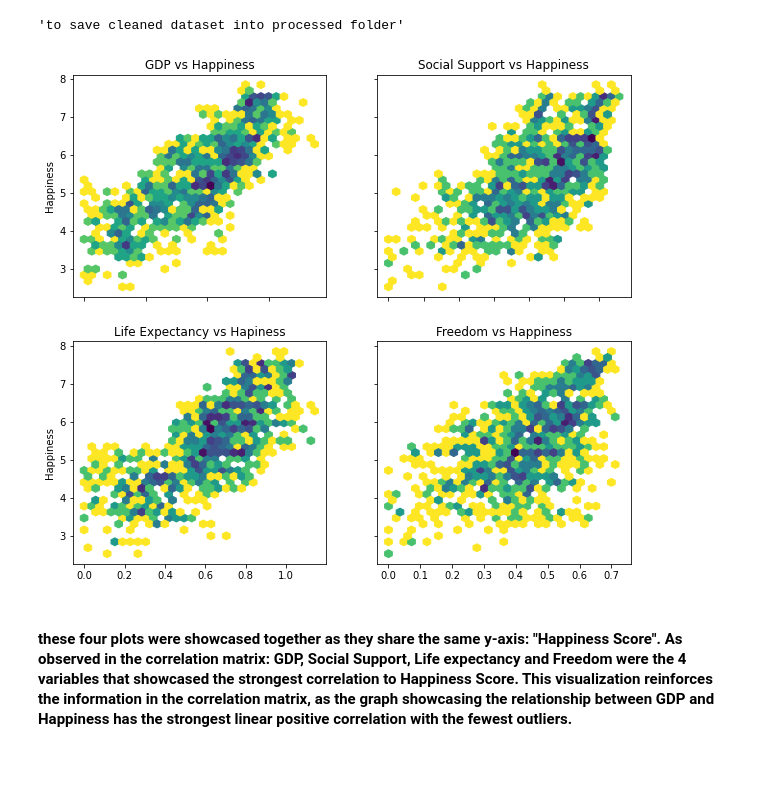
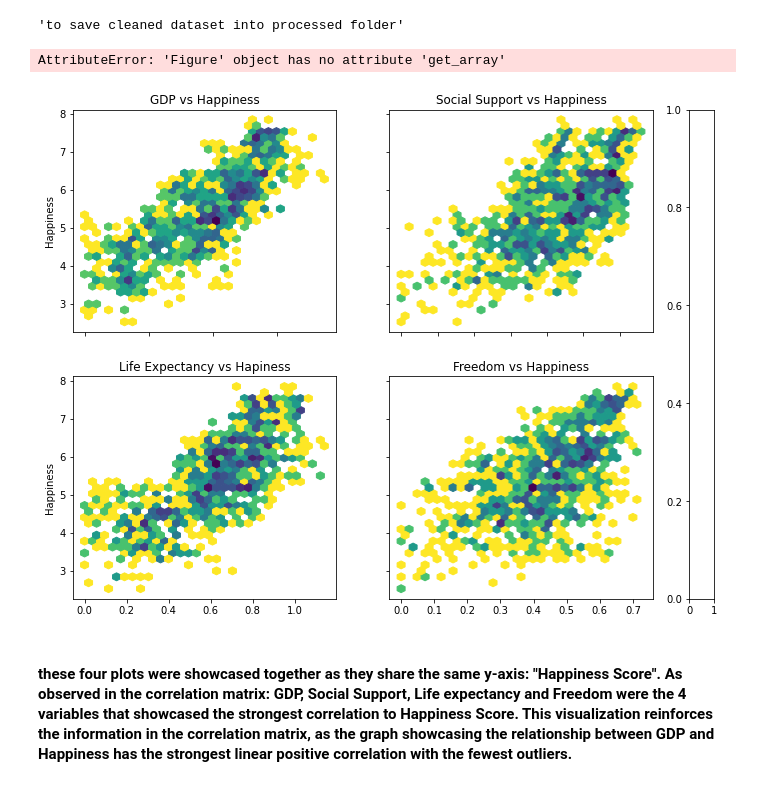
Before and after one commit to ubco-W2022T1-cosc301/project-group47, a Jupyter notebook: notebooks/analysis1.ipynb, the cells around one changed output. Cells and saved outputs as stored; diff of their text form; code cells hidden in the pictures.

Commit message:
trying to add color scalar

```diff
--- a/notebooks/analysis1.ipynb
+++ b/notebooks/analysis1.ipynb
@@ -249,35 +249,39 @@ df2.to_csv('../data/processed/world_happiness_report_processed_Notebook1.csv')
 # %%
 x1=df3["Economy (GDP per Capita)"]
 y1=df3["Happiness Score"]
 x2=df3["Family (Social Support)"]
 y2=df3["Happiness Score"]
 x3=df3["Health (Life Expectancy)"]
 y3=df3["Happiness Score"]
 x4=df3["Freedom"]
 y4=df3["Happiness Score"]
 
 
 fig, axs = plt.subplots(2, 2)
-axs[0, 0].hexbin(x1, y1, gridsize=30, bins='log', cmap='viridis_r',mincnt=1)
+a = axs[0, 0].hexbin(x1, y1, gridsize=30, bins='log', cmap='viridis_r',mincnt=1)
 axs[0, 0].set_title('GDP vs Happiness')
 fig.set_figheight(9)
-fig.set_figwidth(10)
-axs[0, 1].hexbin(x2, y2, gridsize=30, bins='log', cmap='viridis_r',mincnt=1)
+fig.set_figwidth(13)
+b = axs[0, 1].hexbin(x2, y2, gridsize=30, bins='log', cmap='viridis_r',mincnt=1)
 axs[0, 1].set_title('Social Support vs Happiness')
-axs[1, 0].hexbin(x3, y3, gridsize=30, bins='log', cmap='viridis_r',mincnt=1)
+c = axs[1, 0].hexbin(x3, y3, gridsize=30, bins='log', cmap="viridis_r",mincnt=1)
 axs[1, 0].set_title('Life Expectancy vs Hapiness')
-axs[1, 1].hexbin(x4, y4 , gridsize=30, bins='log', cmap='viridis_r',mincnt=1)
+d = axs[1, 1].hexbin(x4, y4 , gridsize=30, bins='log', cmap='viridis_r',mincnt=1)
 axs[1, 1].set_title('Freedom vs Happiness')
 
 for ax in axs.flat:
     ax.set(ylabel="Happiness")
 
 
 # Hide x labels and tick labels for top plots and y ticks for right plots.
 for ax in axs.flat:
     ax.label_outer()
+
+for ax in axs.flat:
+    plt.colorbar(fig, ax=axs)
 # %% [output]
+AttributeError: 'Figure' object has no attribute 'get_array'
-[figure, old version]
+[figure, new version]
 # %% [markdown]
 #### these four plots were showcased together as they share the same y-axis: "Happiness Score". As observed in the correlation matrix: GDP, Social Support, Life expectancy and Freedom were the 4 variables that showcased the strongest correlation to Happiness Score. This visualization reinforces the information in the correlation matrix, as the graph showcasing the relationship between GDP and Happiness has the strongest linear positive correlation with the fewest outliers.
 # %%
```
